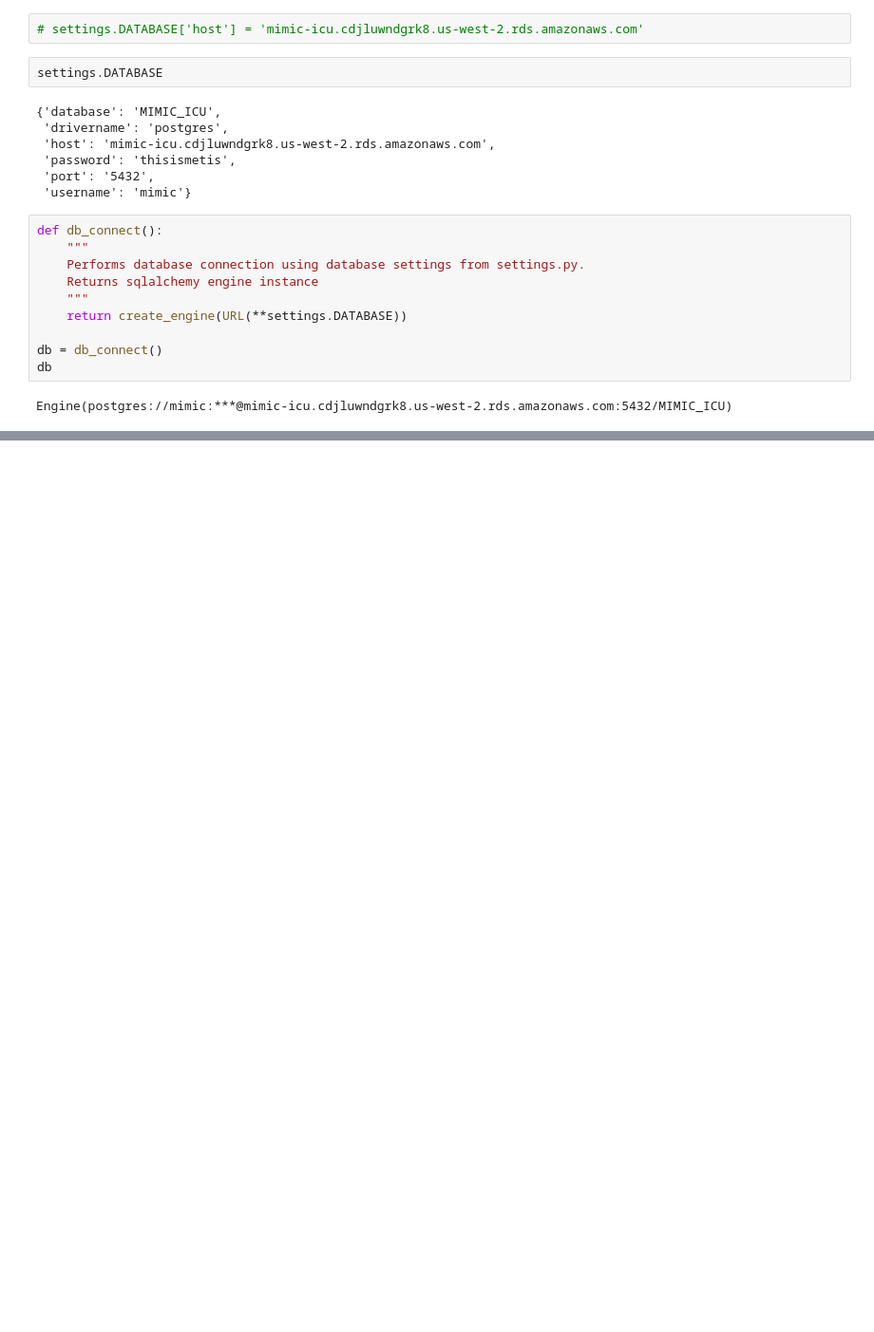
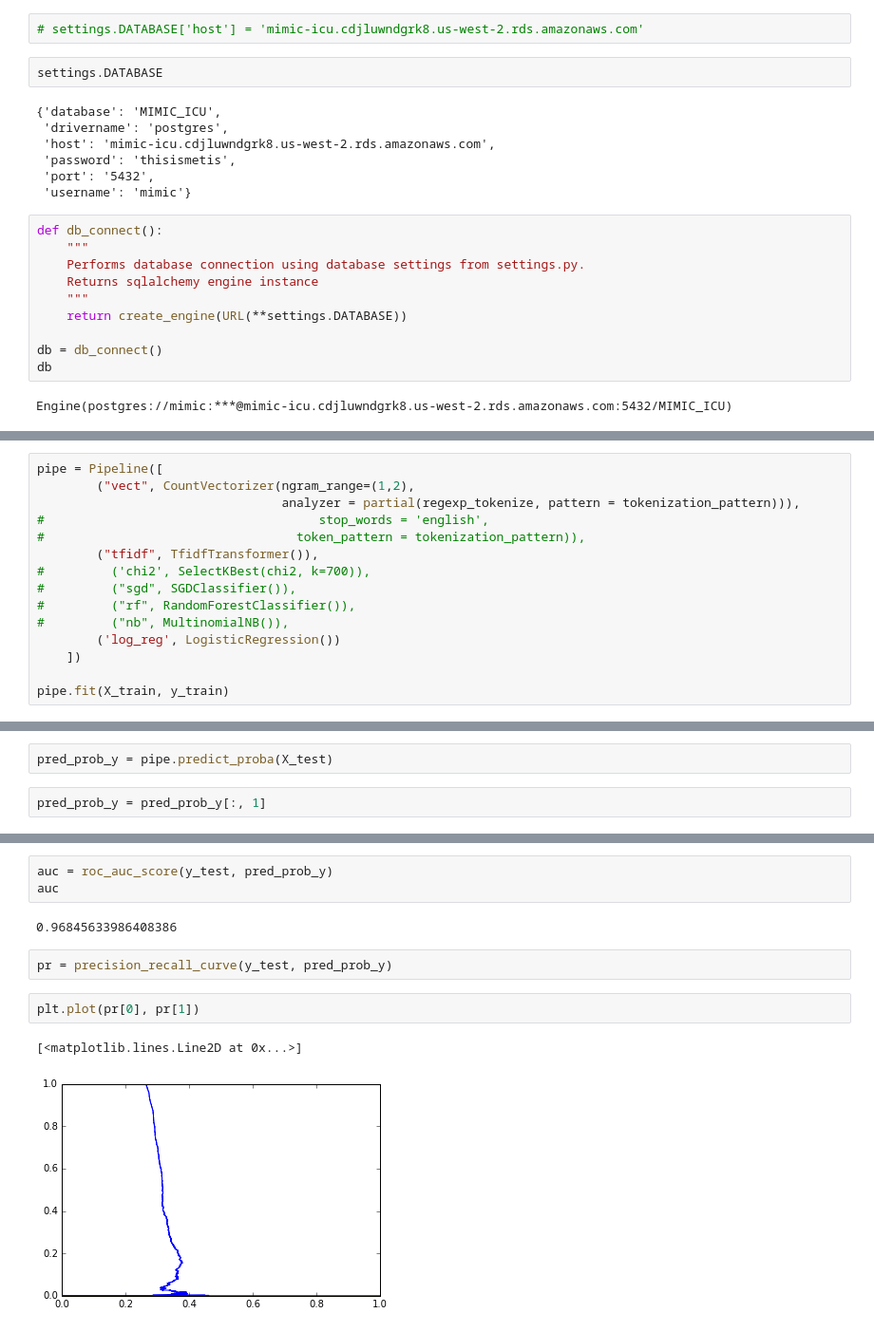
Before and after one commit to ssaleh2/fletcher, a Jupyter notebook: Notebooks/NOTEEVENTS_EDA.ipynb, the cells around one changed output, grey strips where cells are left out. Shown at 95% size. Drawn from its saved outputs; the diff is of its cells as text; blank space fills up the shorter version.

```diff
--- a/Notebooks/NOTEEVENTS_EDA.ipynb
+++ b/Notebooks/NOTEEVENTS_EDA.ipynb
@@ -70,0 +348,15 @@ current_table
+# %%
+pipe = Pipeline([
+        ("vect", CountVectorizer(ngram_range=(1,2),
+                                 analyzer = partial(regexp_tokenize, pattern = tokenization_pattern))),
+#                                     stop_words = 'english',
+#                                  token_pattern = tokenization_pattern)),
+        ("tfidf", TfidfTransformer()),
+#         ('chi2', SelectKBest(chi2, k=700)),
+#         ("sgd", SGDClassifier()),
+#         ("rf", RandomForestClassifier()),
+#         ("nb", MultinomialNB()),
+        ('log_reg', LogisticRegression())
+    ])
+
+pipe.fit(X_train, y_train)
@@ -70,0 +403,4 @@ current_table
+# %%
+pred_prob_y = pipe.predict_proba(X_test)
+# %%
+pred_prob_y = pred_prob_y[:, 1]
@@ -70,0 +435,12 @@ current_table
+# %%
+auc = roc_auc_score(y_test, pred_prob_y)
+auc
+# %% [output]
+0.96845633986408386
+# %%
+pr = precision_recall_curve(y_test, pred_prob_y)
+# %%
+plt.plot(pr[0], pr[1])
+# %% [output]
+[<matplotlib.lines.Line2D at 0x...>]
+[figure, added]
```
Also changed, not shown: parts of 56 cells of this notebook, 2 other files.
